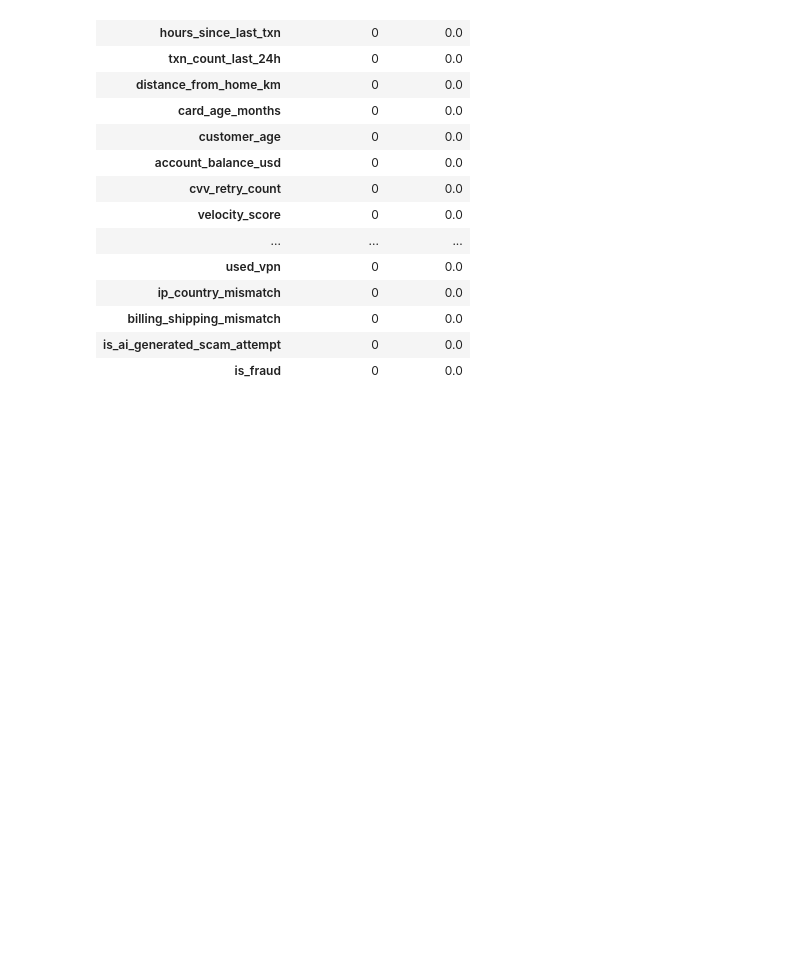
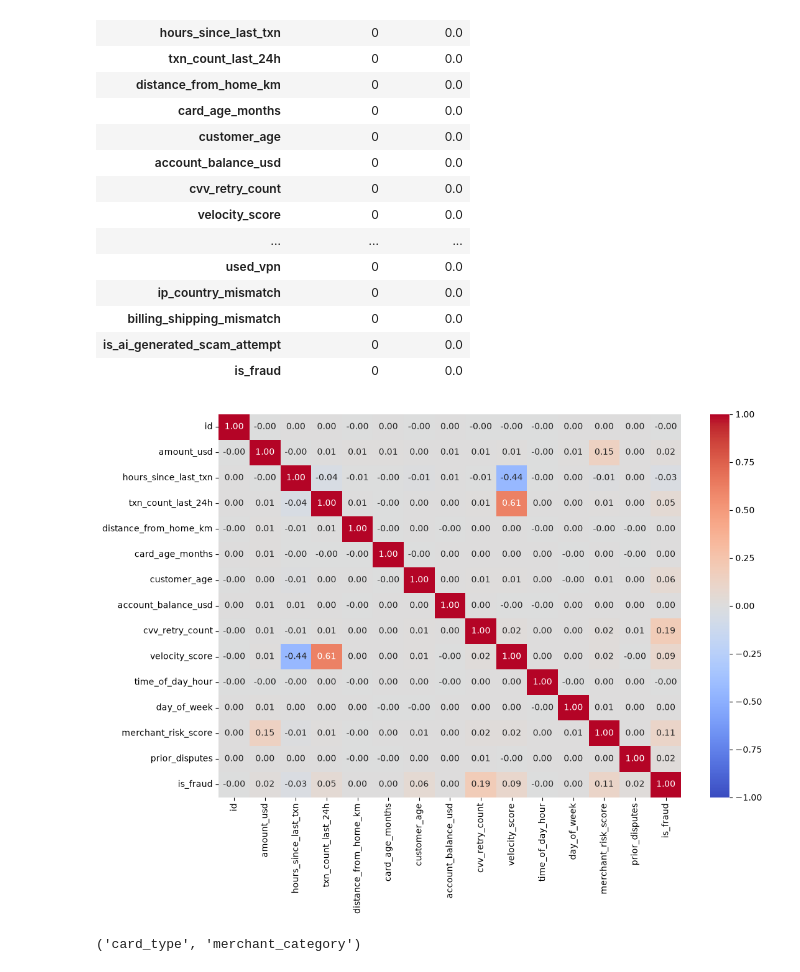
Before and after one commit to jssavenger/ML, a Jupyter notebook: predicting_credit_card_fraud/notebooks/eda.ipynb, the cells around one changed output. Drawn from its saved outputs; the diff is of its cells as text; code cells hidden in the pictures; blank space fills up the shorter version.

```diff
--- a/predicting_credit_card_fraud/notebooks/eda.ipynb
+++ b/predicting_credit_card_fraud/notebooks/eda.ipynb
@@ -77,3 +79,23 @@ missing_report
 | billing_shipping_mismatch | 0 | 0.0 |
 | is_ai_generated_scam_attempt | 0 | 0.0 |
 | is_fraud | 0 | 0.0 |
+# %%
+corr = df_copy[numerical_columns].corr(method="spearman", numeric_only=True)
+plt.figure(figsize=(12, 8))
+sns.heatmap(
+    corr,
+    annot=True,
+    cmap="coolwarm",
+    fmt=".2f",
+    vmin=-1,
+    vmax=1
+)
+plt.show()
+# %% [output]
+[figure, added]
+# %%
+df_copy["merchant_category"].unique().tolist()
+
+"card_type", "merchant_category", "auth_method", "channel", "device_type"
+# %% [output]
+('card_type', 'merchant_category')
```
Also changed, not shown: parts of 1 cell of this notebook, 4 other files.
